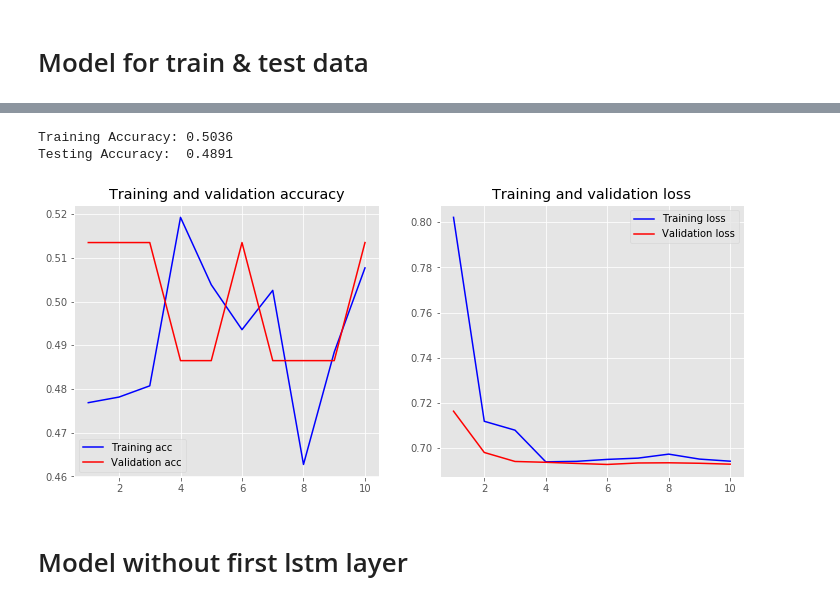
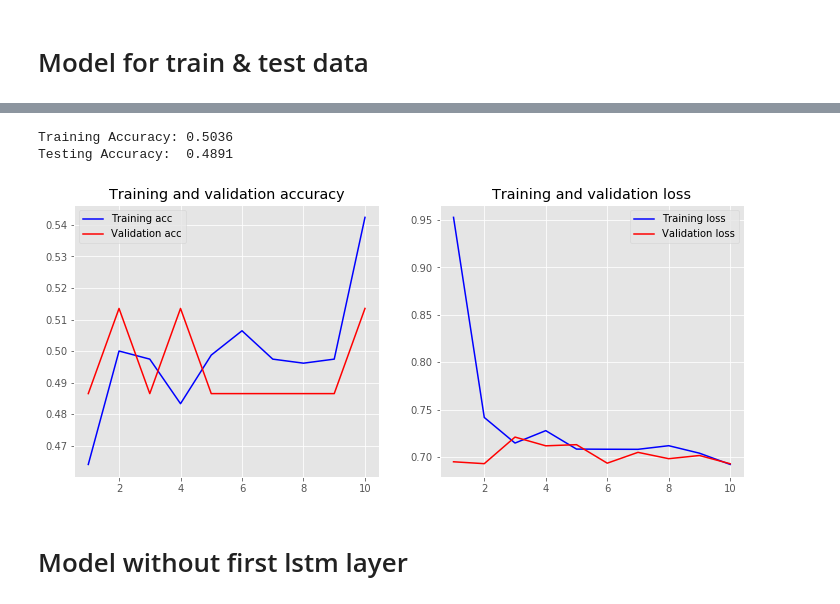
Before and after one commit to muawiya98/jscontana, a Jupyter notebook: Edit JSContana model (Extract hidden state from first LSTM layer).ipynb, the cells around one changed output, grey strips where cells are left out. Cells and saved outputs as stored; diff of their text form; code cells hidden in the pictures.

```diff
--- a/Edit JSContana model (Extract hidden state from first LSTM layer).ipynb
+++ b/Edit JSContana model (Extract hidden state from first LSTM layer).ipynb
@@ -87,0 +127,30 @@ y_Data = np.concatenate((y_train, y_test), axis=0)
+# %%
+pra = []
+with open('para.txt','r') as txt:
+    lines = txt.readlines()
+    for line in lines:
+        line = line[:-1]
+        pra.append(line)
+
+print(pra)
+num_words = int(pra[0])
+maxlen = int(pra[1])
+embedding_dim = int(pra[2])
+n_l1 = int(pra[3])
+n_l2 = int(pra[4])
+n_l3 = int(pra[5])
+win_size_l3 = int(pra[6])
+activation_l3 = pra[7]
+n_l5 = int(pra[8])
+activation_l5 = pra[9]
+n_l6 = int(pra[10])
+activation_l6 = pra[11]
+myoptimizer = pra[12]
+myloss= pra[13]
+mymetrics = pra[14]
+
+
+sentences_train, sentences_test, y_train, y_test = Read_data_and_split()
+X_train,X_test,vocab_size = preprocessing_dataset(num_words,sentences_train,sentences_test,maxlen)
+x_Data = np.concatenate((X_train, X_test), axis=0)
+y_Data = np.concatenate((y_train, y_test), axis=0)
@@ -178,5 +266,5 @@ def train_test_Model():
 # %%
-def fit_train_test_Model():
+def fit_train_test_Model()
     X_train_List = chunking_data(X_train,9)
     y_train_List = chunking_data(y_train,9)
 
@@ -196,6 +284,7 @@ def fit_train_test_Model():
                         verbose=False,
                         validation_data=(X_test_List[i], y_test_List[i]))
         loaded_train_test_model.save("train_test_model.h5")
-    return loaded_train_test_model , history , "train_test_model.h5"
+    return loaded_train_test_model , "train_test_model.h5"
 # %%
-loaded_train_test_model, history_1 , Bpath = fit_train_test_Model()
+loaded_train_test_model , Bpath = fit_train_test_Model()
+# clear_session()
@@ -220,9 +291,15 @@ _________________________________________________________________
 # %%
-evaluation(loaded_train_test_model,history_1,X_train,y_train,X_test,y_test)
+evaluation(loaded_train_test_model,X_train,y_train,X_test,y_test)
-# %% [output]
-Training Accuracy: 0.5036
-Testing Accuracy:  0.4891
-[figure, removed]
+# %%
+loss, accuracy = loaded_train_test_model.evaluate(X_train, y_train, verbose=False)
+print("Training Accuracy: {:.4f}".format(accuracy))
+loss, accuracy = loaded_train_test_model.evaluate(X_test, y_test, verbose=False)
+print("Testing Accuracy:  {:.4f}".format(accuracy))
+plot_history(history)
+# %% [output]
+Training Accuracy: 0.5036
+Testing Accuracy:  0.4891
+[figure, added]
 # %%
 # clear_session()
 # %% [markdown]
```
Also changed, not shown: parts of 20 cells of this notebook.
